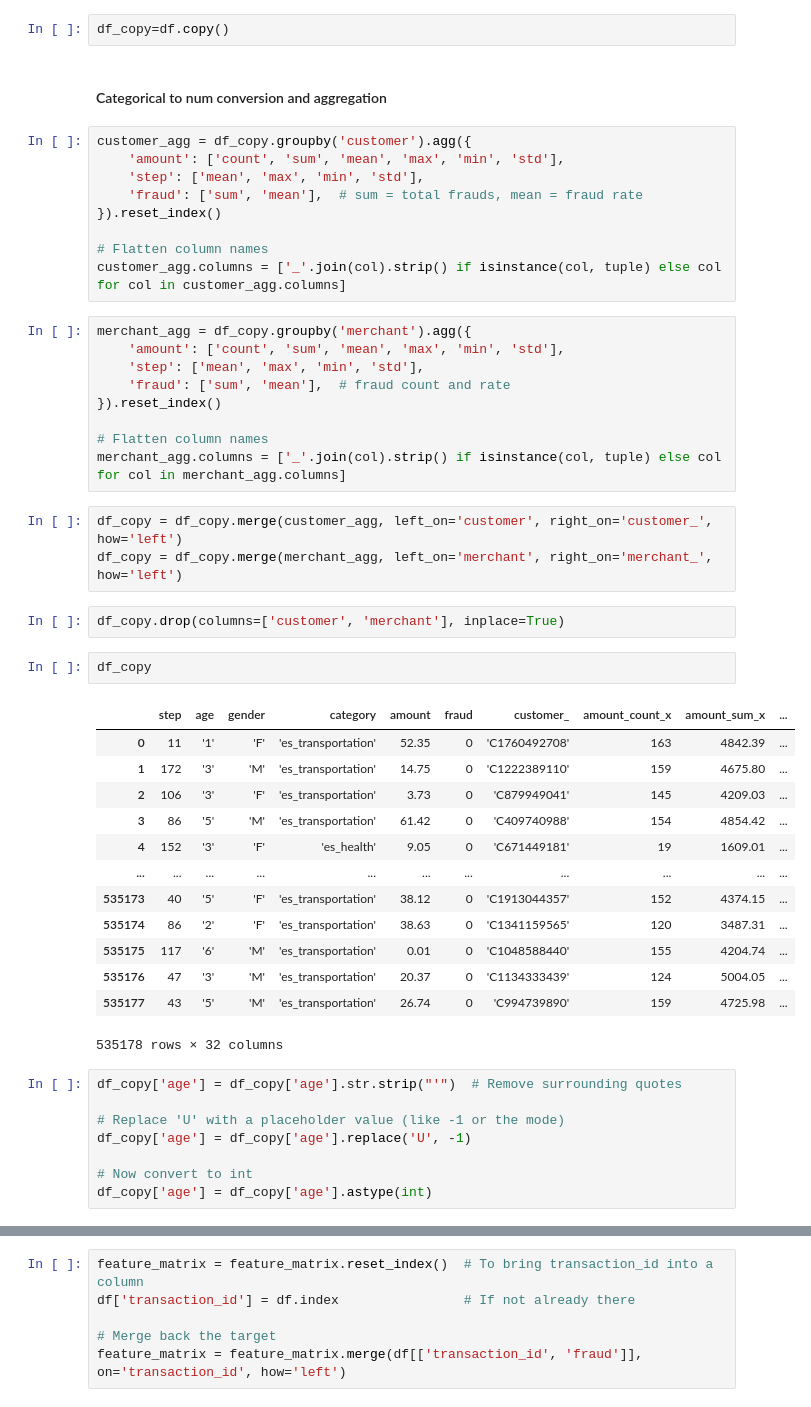
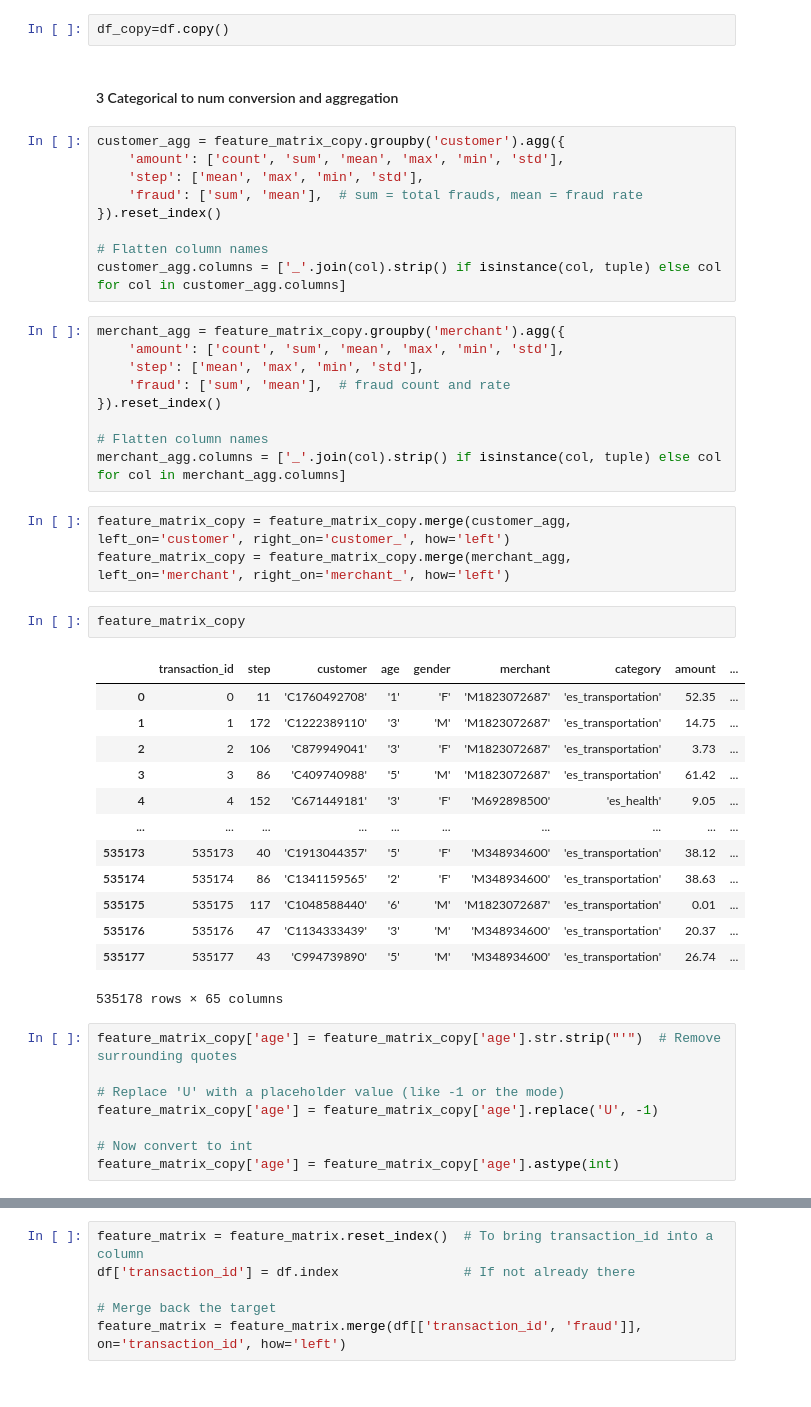
Before and after one commit to Rmp2404/HSBC_DSML_Hackathon_2025, a Jupyter notebook: DS_ML.ipynb, the cells around one changed output, grey strips where cells are left out. Cells and saved outputs as stored; diff of their text form.

```diff
--- a/DS_ML.ipynb
+++ b/DS_ML.ipynb
@@ -151,9 +186,9 @@ df
 # %%
 df_copy=df.copy()
 # %% [markdown]
-#### Categorical to num conversion and aggregation
+#### 3 Categorical to num conversion and aggregation
 # %%
-customer_agg = df_copy.groupby('customer').agg({
+customer_agg = feature_matrix_copy.groupby('customer').agg({
     'amount': ['count', 'sum', 'mean', 'max', 'min', 'std'],
     'step': ['mean', 'max', 'min', 'std'],
     'fraud': ['sum', 'mean'],  # sum = total frauds, mean = fraud rate
@@ -162,7 +197,7 @@ customer_agg = df_copy.groupby('customer').agg({
 # Flatten column names
 customer_agg.columns = ['_'.join(col).strip() if isinstance(col, tuple) else col for col in customer_agg.columns]
 # %%
-merchant_agg = df_copy.groupby('merchant').agg({
+merchant_agg = feature_matrix_copy.groupby('merchant').agg({
     'amount': ['count', 'sum', 'mean', 'max', 'min', 'std'],
     'step': ['mean', 'max', 'min', 'std'],
     'fraud': ['sum', 'mean'],  # fraud count and rate
@@ -171,32 +206,30 @@ merchant_agg = df_copy.groupby('merchant').agg({
 # Flatten column names
 merchant_agg.columns = ['_'.join(col).strip() if isinstance(col, tuple) else col for col in merchant_agg.columns]
 # %%
-df_copy = df_copy.merge(customer_agg, left_on='customer', right_on='customer_', how='left')
-df_copy = df_copy.merge(merchant_agg, left_on='merchant', right_on='merchant_', how='left')
+feature_matrix_copy = feature_matrix_copy.merge(customer_agg, left_on='customer', right_on='customer_', how='left')
+feature_matrix_copy = feature_matrix_copy.merge(merchant_agg, left_on='merchant', right_on='merchant_', how='left')
-# %%
-df_copy.drop(columns=['customer', 'merchant'], inplace=True)
 # %%
-df_copy
+feature_matrix_copy
 # %% [output]
-|  | step | age | gender | category | amount | fraud | customer_ | amount_count_x | amount_sum_x | ... |
-| 0 | 11 | '1' | 'F' | 'es_transportation' | 52.35 | 0 | 'C1760492708' | 163 | 4842.39 | ... |
-| 1 | 172 | '3' | 'M' | 'es_transportation' | 14.75 | 0 | 'C1222389110' | 159 | 4675.80 | ... |
-| 2 | 106 | '3' | 'F' | 'es_transportation' | 3.73 | 0 | 'C879949041' | 145 | 4209.03 | ... |
-| 3 | 86 | '5' | 'M' | 'es_transportation' | 61.42 | 0 | 'C409740988' | 154 | 4854.42 | ... |
-| 4 | 152 | '3' | 'F' | 'es_health' | 9.05 | 0 | 'C671449181' | 19 | 1609.01 | ... |
-| ... | ... | ... | ... | ... | ... | ... | ... | ... | ... | ... |
-| 535173 | 40 | '5' | 'F' | 'es_transportation' | 38.12 | 0 | 'C1913044357' | 152 | 4374.15 | ... |
-| 535174 | 86 | '2' | 'F' | 'es_transportation' | 38.63 | 0 | 'C1341159565' | 120 | 3487.31 | ... |
-| 535175 | 117 | '6' | 'M' | 'es_transportation' | 0.01 | 0 | 'C1048588440' | 155 | 4204.74 | ... |
-| 535176 | 47 | '3' | 'M' | 'es_transportation' | 20.37 | 0 | 'C1134333439' | 124 | 5004.05 | ... |
-| 535177 | 43 | '5' | 'M' | 'es_transportation' | 26.74 | 0 | 'C994739890' | 159 | 4725.98 | ... |
+|  | transaction_id | step | customer | age | gender | merchant | category | amount | ... |
+| 0 | 0 | 11 | 'C1760492708' | '1' | 'F' | 'M1823072687' | 'es_transportation' | 52.35 | ... |
+| 1 | 1 | 172 | 'C1222389110' | '3' | 'M' | 'M1823072687' | 'es_transportation' | 14.75 | ... |
+| 2 | 2 | 106 | 'C879949041' | '3' | 'F' | 'M1823072687' | 'es_transportation' | 3.73 | ... |
+| 3 | 3 | 86 | 'C409740988' | '5' | 'M' | 'M1823072687' | 'es_transportation' | 61.42 | ... |
+| 4 | 4 | 152 | 'C671449181' | '3' | 'F' | 'M692898500' | 'es_health' | 9.05 | ... |
+| ... | ... | ... | ... | ... | ... | ... | ... | ... | ... |
+| 535173 | 535173 | 40 | 'C1913044357' | '5' | 'F' | 'M348934600' | 'es_transportation' | 38.12 | ... |
+| 535174 | 535174 | 86 | 'C1341159565' | '2' | 'F' | 'M348934600' | 'es_transportation' | 38.63 | ... |
+| 535175 | 535175 | 117 | 'C1048588440' | '6' | 'M' | 'M1823072687' | 'es_transportation' | 0.01 | ... |
+| 535176 | 535176 | 47 | 'C1134333439' | '3' | 'M' | 'M348934600' | 'es_transportation' | 20.37 | ... |
+| 535177 | 535177 | 43 | 'C994739890' | '5' | 'M' | 'M348934600' | 'es_transportation' | 26.74 | ... |
-535178 rows × 32 columns
+535178 rows × 65 columns
 # %%
-df_copy['age'] = df_copy['age'].str.strip("'")  # Remove surrounding quotes
+feature_matrix_copy['age'] = feature_matrix_copy['age'].str.strip("'")  # Remove surrounding quotes
 
 # Replace 'U' with a placeholder value (like -1 or the mode)
-df_copy['age'] = df_copy['age'].replace('U', -1)
+feature_matrix_copy['age'] = feature_matrix_copy['age'].replace('U', -1)
 
 # Now convert to int
-df_copy['age'] = df_copy['age'].astype(int)
+feature_matrix_copy['age'] = feature_matrix_copy['age'].astype(int)
 # %%
```
Also changed, not shown: parts of 42 cells of this notebook.
